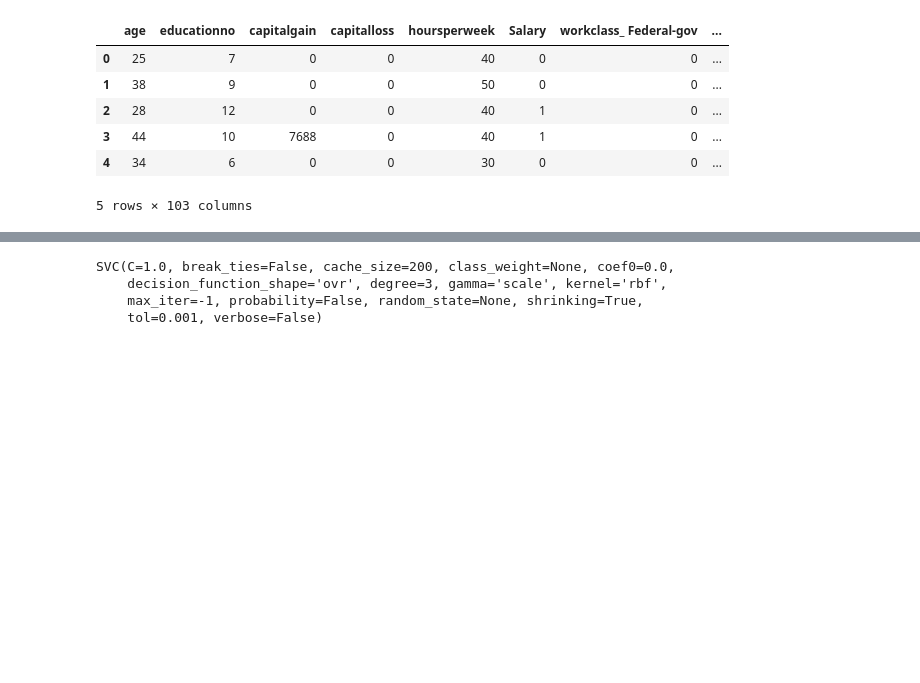
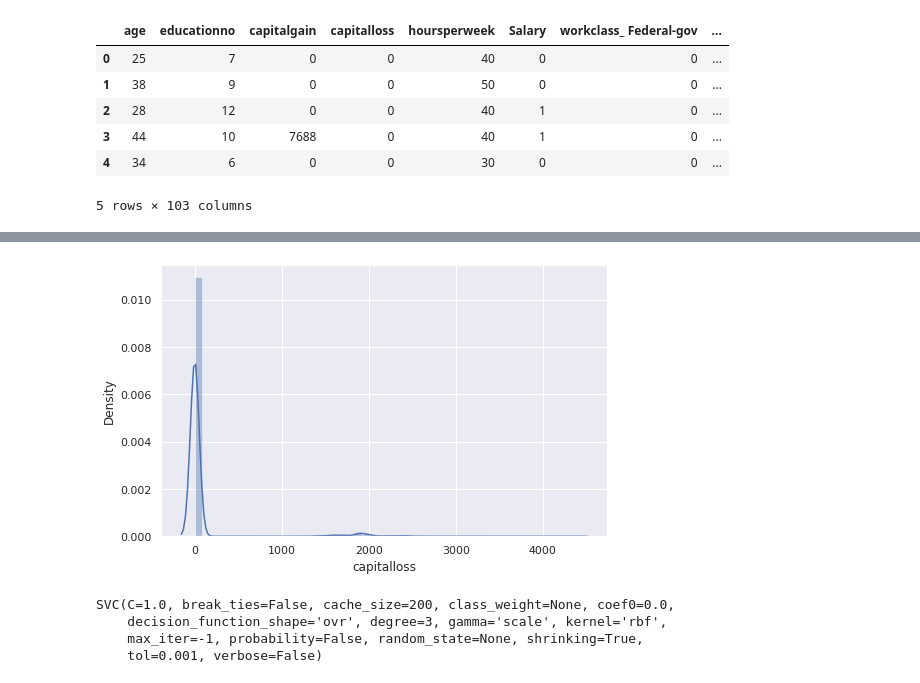
Before and after one commit to RiteshopShrivastava/Support_Vector_Machine, a Jupyter notebook: Assignment_SVM_SalaryData.ipynb, the cells around one changed output, grey strips where cells are left out. Drawn from its saved outputs; the diff is of its cells as text; code cells hidden in the pictures; blank space fills up the shorter version.

```diff
--- a/Assignment_SVM_SalaryData.ipynb
+++ b/Assignment_SVM_SalaryData.ipynb
@@ -155,3 +163,7 @@ df_test.head()
+# %%
+sns.distplot(df_train['capitalloss']);
+# %% [output]
+[figure, added]
 # %%
 x_train = df_train.drop('Salary', axis=1)
 y_train = df_train['Salary']
```
Also changed, not shown: parts of 5 cells of this notebook.
